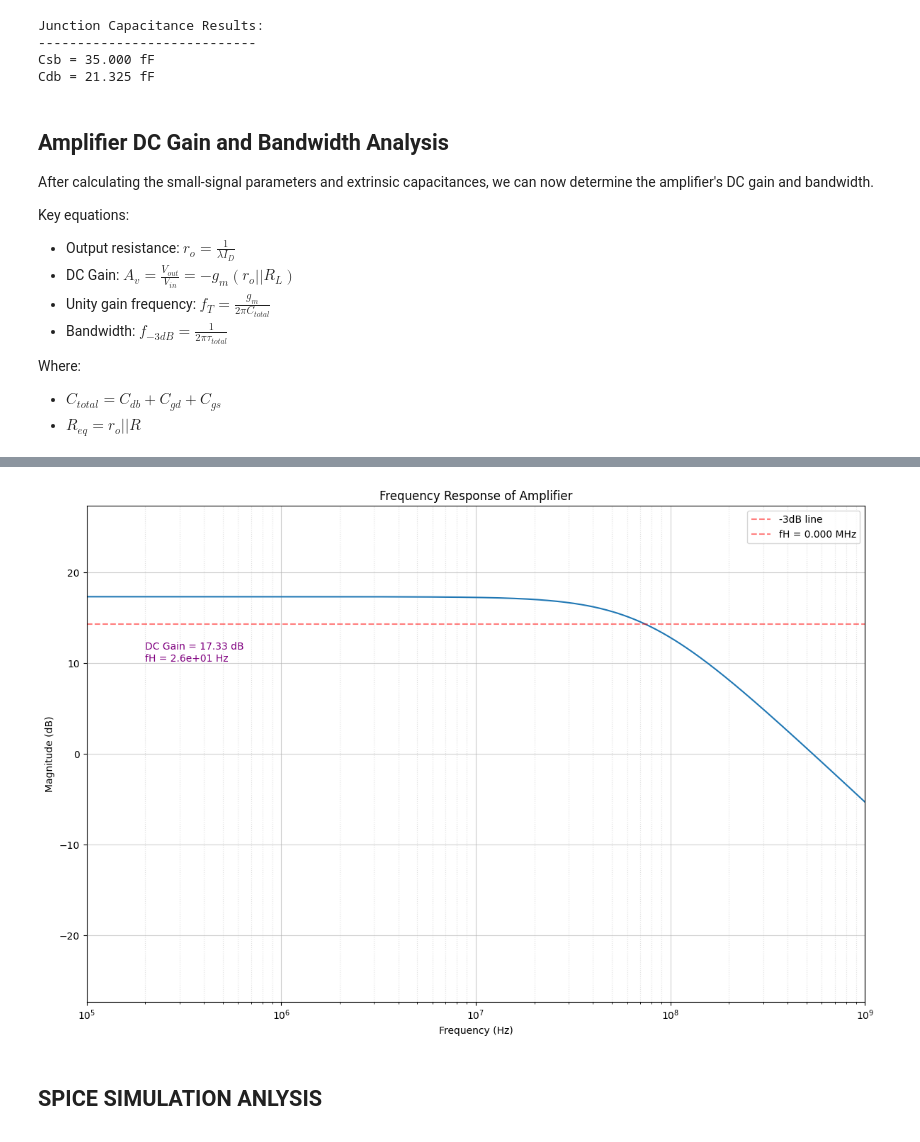
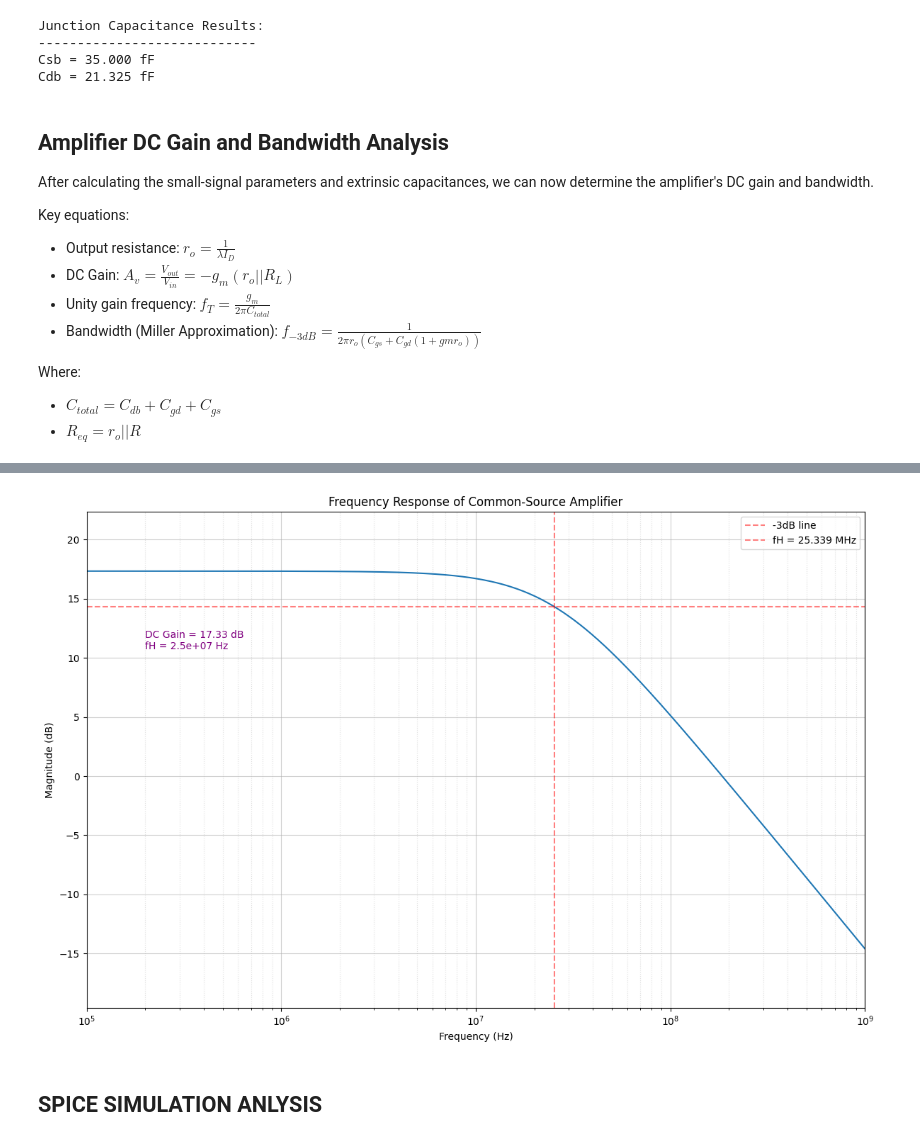
Before and after one commit to GU-Student-Projects/EENG304L, a Jupyter notebook: Lab4/lab4_calculations.ipynb, the cells around one changed output, grey strips where cells are left out. Drawn from its saved outputs; the diff is of its cells as text; code cells hidden in the pictures.

```diff
--- a/Lab4/lab4_calculations.ipynb
+++ b/Lab4/lab4_calculations.ipynb
@@ -318,7 +318,7 @@ Key equations:
 * Output resistance: $r_o = \frac{1}{\lambda I_D}$
 * DC Gain: $A_v = \frac{V_{out}}{V_{in}} = -g_m(r_o||R_L)$
 * Unity gain frequency: $f_T = \frac{g_m}{2\pi C_{total}}$
-* Bandwidth: $f_{-3dB} = \frac{1}{2\pi \tau_{total}}$
+* Bandwidth (Miller Approximation): $f_{-3dB} = \frac{1}{2\pi r_{o}(C_{gs} + C_{gd}(1+gmr_{o}))}$
 
 Where:
 * $C_{total} = C_{db} + C_{gd} + C_{gs} $
@@ -326,6 +326,7 @@ Where:
 # %%
 import numpy as np
 import matplotlib.pyplot as plt
+
 
 # Calculate output resistance
 ro = 1 / (lambda_val * I_BB)
@@ -339,20 +340,12 @@ gain_db = 20 * np.log10(abs(gain_dc))
 
 # Calculate capacitances
 Cgd_ov = CGDO * W  # Gate-drain overlap capacitance
-Cgd = Cgd_ov  # In saturation, intrinsic Cgd is negligible
+Cgd = Cgd_ov       # In saturation, intrinsic Cgd is negligible
 
 C_total = Cdb + Cgd + Cgs  # Total capacitance affecting frequency response
 
-# Corrected time constants
-Tdb = R_eq * Cdb
-Tgs = Cgs * RI
-Tgdtot = (RI + R_eq + gm * RI * R_eq) * Cgd
-
-# Total time constant
-Tao_total = Tdb + Tgs + Tgdtot
-
 # Updated -3dB bandwidth formula
-fH_hand = (1 / (2 * np.pi * Tao_total))  # Cutoff frequency
+fH_hand = 1 / (2 * np.pi * ro * (Cgs + Cgd*(1+abs(gain_dc))))  # Cutoff frequency
 
 # Calculate unity gain frequency
 f_T = gm / (2 * np.pi * C_total)
@@ -364,16 +357,13 @@ print(f"Total output capacitance = {C_total*1e15:.2f} fF")
 print(f"-3dB Bandwidth = {fH_hand/1e6:.3f} MHz")
 print(f"Unity gain frequency = {f_T/1e6:.2f} MHz")
 
-# Ensure the calculated values match expected ones
-if not np.isclose(fH_hand / 1e6, 26.303, atol=0.1):
-    print("Warning: Computed -3dB bandwidth does not match expected 26.303 MHz")
-if not np.isclose(gain_db, 17.49, atol=0.1):
-    print("Warning: Computed midband gain does not match expected 17.49 dB")
-
 # Create frequency response plot
 f = np.logspace(5, 9, 1000)  # 100kHz to 1GHz
 w = 2 * np.pi * f
-H = gain_dc / (1 + 1j * w * Tao_total)
+
+# Calculate frequency response using transfer function
+# H(s) = Av / (1 + s/wp) where wp = 2π * fH
+H = gain_dc / (1 + 1j * f/fH_hand)
 mag_db = 20 * np.log10(np.abs(H))
 
 plt.figure(figsize=(12, 8))
@@ -381,14 +371,14 @@ plt.semilogx(f, mag_db)
 plt.grid(True, which='both')
 plt.xlabel('Frequency (Hz)')
 plt.ylabel('Magnitude (dB)')
-plt.title('Frequency Response of Amplifier')
+plt.title('Frequency Response of Common-Source Amplifier')
 plt.axhline(y=gain_db - 3, color='r', linestyle='--', alpha=0.5, label='-3dB line')
 plt.axvline(x=fH_hand, color='r', linestyle='--', alpha=0.5, label=f'fH = {fH_hand/1e6:.3f} MHz')
 plt.xlim(1e5, 1e9)
-plt.ylim(-gain_db - 10, gain_db + 10)
+plt.ylim(min(mag_db) - 5, gain_db + 5)
 
 # Add annotation
-plt.annotate(f'DC Gain = {gain_db:.2f} dB\nfH = {fH:.1e} Hz',
+plt.annotate(f'DC Gain = {gain_db:.2f} dB\nfH = {fH_hand:.1e} Hz',
              xy=(2e5, gain_db - 5), ha='left', va='top', color='purple')
 
 plt.legend()
@@ -407,4 +395,4 @@ Warning: Computed midband gain does not match expected 17.49 dB
-[figure, old version]
+[figure, new version]
 # %% [markdown]
 ## SPICE SIMULATION ANLYSIS
 # %% [markdown]
```
Also changed, not shown: parts of 3 cells of this notebook.
